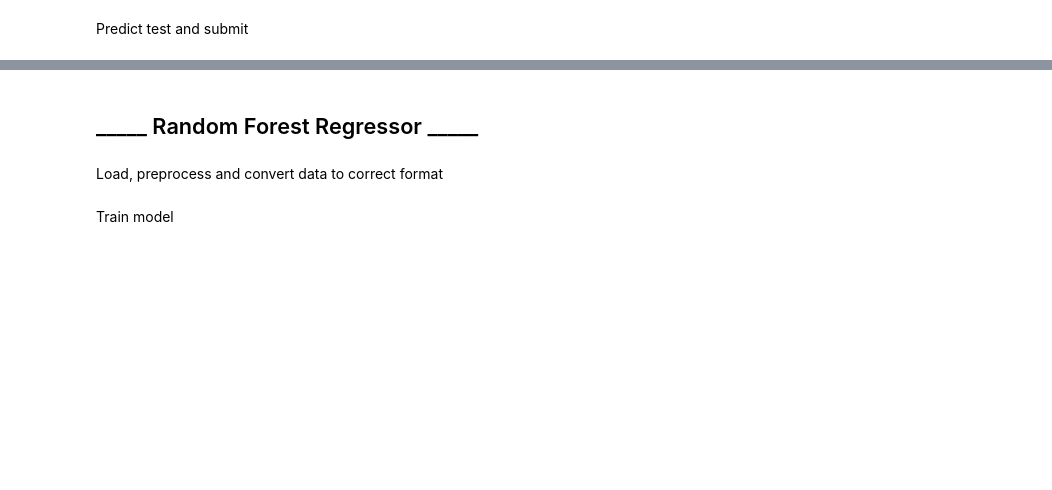
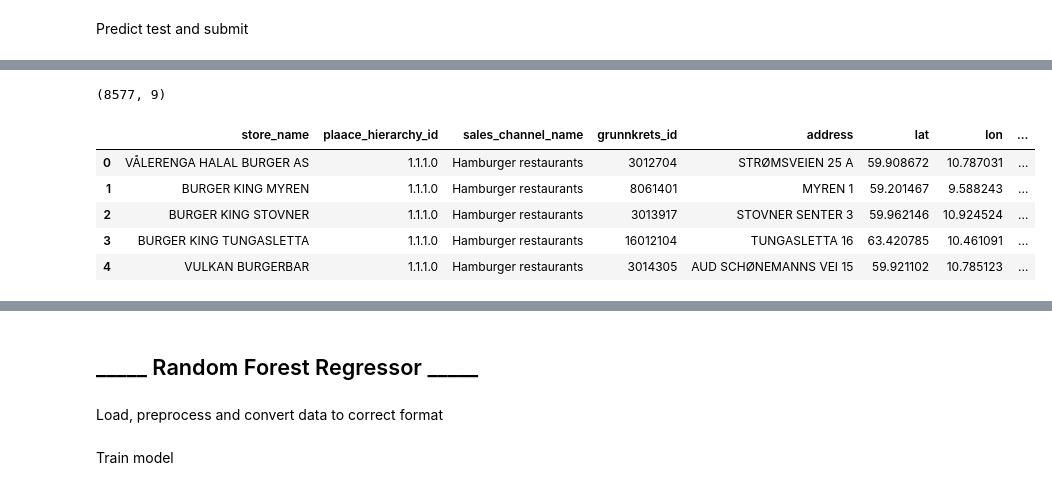
Before and after one commit to Bergis1610/MachineLearning-TDT4173-Project, a Jupyter notebook: LouisLangNB.ipynb, the cells around one changed output, grey strips where cells are left out. Saved outputs shown, nothing was run; the diff lists cells and outputs as text; code cells hidden in the pictures; blank space fills up the shorter version.

```diff
--- a/LouisLangNB.ipynb
+++ b/LouisLangNB.ipynb
@@ -333,2 +409,14 @@ for i in range(len(pred_test_LGBM)):
+# %%
+
+print(test.shape)
+test.head()
+# %% [output]
+(8577, 9)
+|  | store_name | plaace_hierarchy_id | sales_channel_name | grunnkrets_id | address | lat | lon | ... |
+| 0 | VÅLERENGA HALAL BURGER AS | 1.1.1.0 | Hamburger restaurants | 3012704 | STRØMSVEIEN 25 A | 59.908672 | 10.787031 | ... |
+| 1 | BURGER KING MYREN | 1.1.1.0 | Hamburger restaurants | 8061401 | MYREN 1 | 59.201467 | 9.588243 | ... |
+| 2 | BURGER KING STOVNER | 1.1.1.0 | Hamburger restaurants | 3013917 | STOVNER SENTER 3 | 59.962146 | 10.924524 | ... |
+| 3 | BURGER KING TUNGASLETTA | 1.1.1.0 | Hamburger restaurants | 16012104 | TUNGASLETTA 16 | 63.420785 | 10.461091 | ... |
+| 4 | VULKAN BURGERBAR | 1.1.1.0 | Hamburger restaurants | 3014305 | AUD SCHØNEMANNS VEI 15 | 59.921102 | 10.785123 | ... |
 # %%
 #write the predicition to file
```
Also changed, not shown: parts of 25 cells of this notebook, 1 other file.
